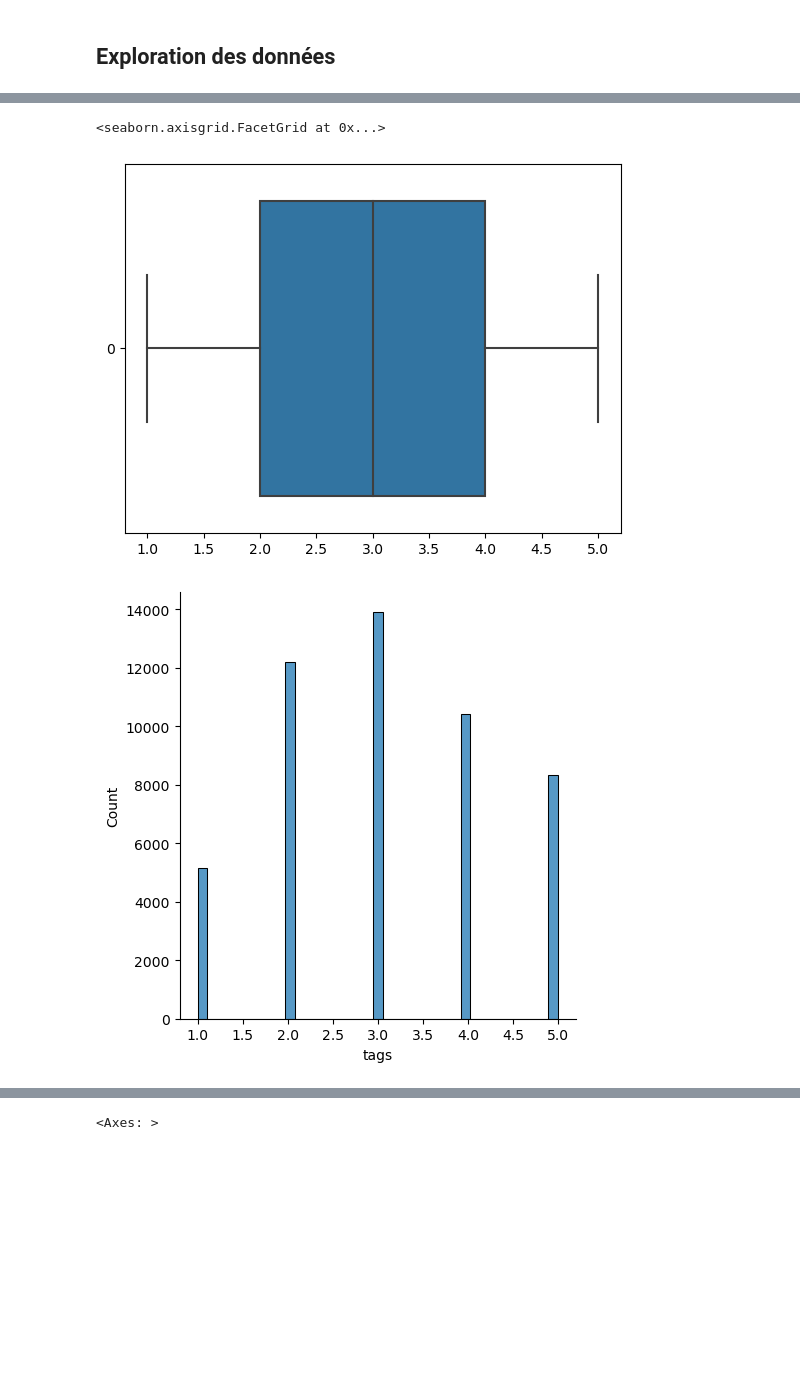
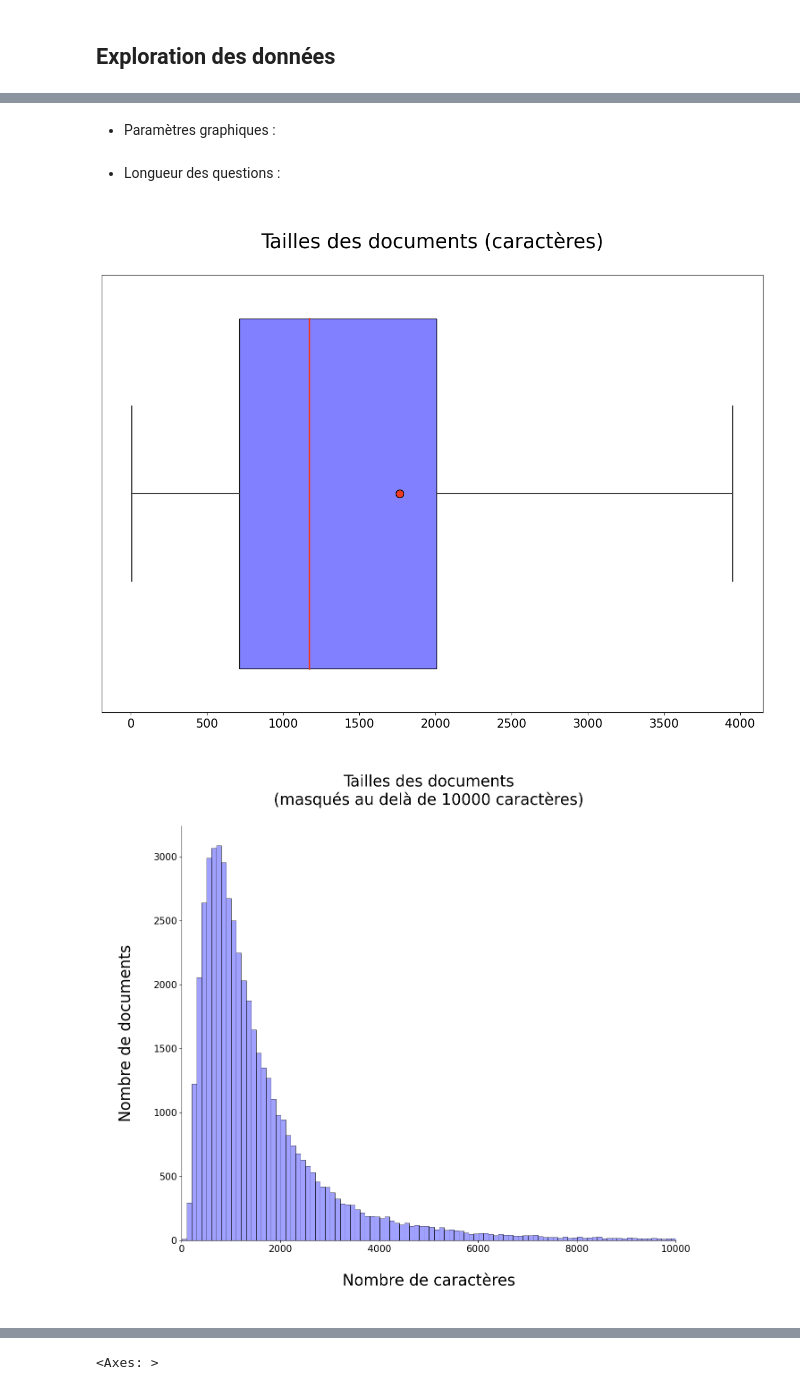
Before and after one commit to BiGHeaDMaX/Suggestion-automatique-de-mots-cles, a Jupyter notebook: 01 - Pré-traitements et Exploration.ipynb, the cells around one changed output, grey strips where cells are left out. Drawn from its saved outputs; the diff is of its cells as text; code cells hidden in the pictures; blank space fills up the shorter version.

```diff
--- a/01 - Pré-traitements et Exploration.ipynb
+++ b/01 - Pré-traitements et Exploration.ipynb
@@ -245,10 +235,2 @@ sns.displot(tmp)
-# %%
-# nombre de tags
-tmp = data.tags.str.len()
-sns.boxplot(tmp, orient='h')
-
-sns.displot(tmp)
-# %% [output]
-<seaborn.axisgrid.FacetGrid at 0x...>
-[figure, removed]
-[figure, removed]
+# %% [markdown]
+- Paramètres graphiques :
@@ -254,0 +279,38 @@ sns.displot(tmp)
+# %% [markdown]
+- Longueur des questions :
+# %%
+# Taille des documents :
+
+tmp = data.corpus.str.len()
+
+# Boîte à moustaches :
+
+plt.figure(figsize=(15, 10))
+sns.boxplot(tmp,
+            orient='h',
+            showfliers=False,
+            showmeans=True,
+            **param_box_plot
+    )
+plt.yticks([])
+plt.xticks(fontsize=15)
+plt.title("\nTailles des documents (caractères)\n", fontsize=25)
+plt.show()
+
+# Displot :
+
+x_max = 10000
+sns.displot(tmp,
+            binwidth=100,
+            linewidth=0.5,
+            **param_displot
+    ).set(xlim=(0, x_max))
+plt.yticks(fontsize=15)
+plt.ylabel("\nNombre de documents\n", fontsize=25)
+plt.xticks(fontsize=15)
+plt.xlabel("\nNombre de caractères\n", fontsize=25)
+plt.title(f"\nTailles des documents\n(masqués au delà de {x_max} caractères)\n", fontsize=25)
+plt.show()
+# %% [output]
+[figure, added]
+[figure, added]
```
Also changed, not shown: parts of 11 cells of this notebook.
